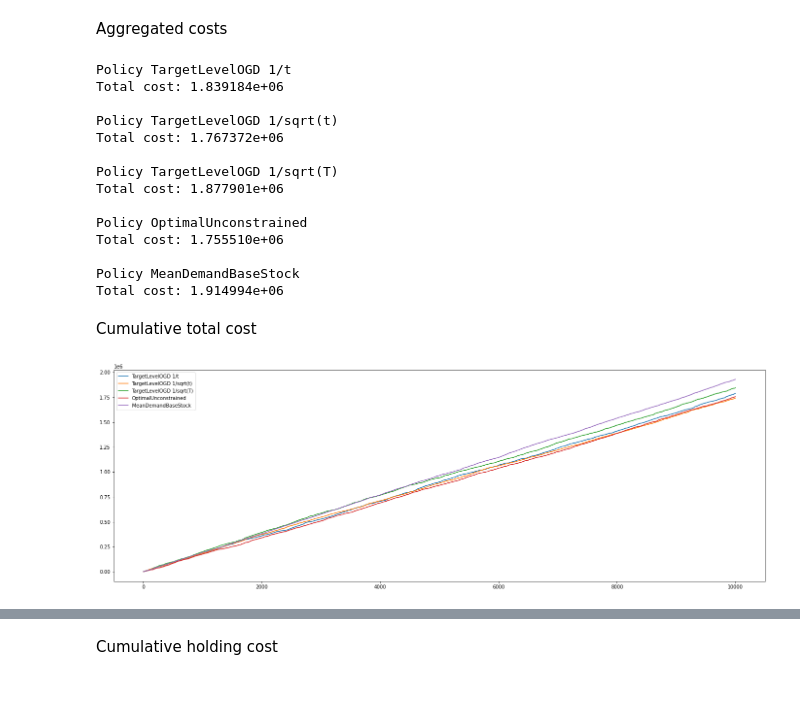
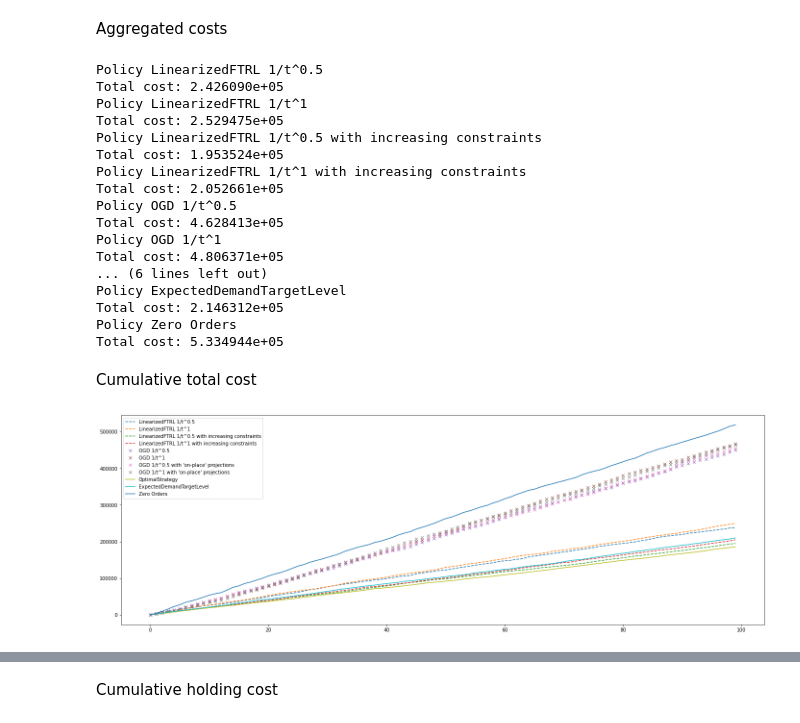
Before and after one commit to Califrais/newsvendor_tester, a Jupyter notebook: main_notebook.ipynb, the cells around one changed output, grey strips where cells are left out. Saved outputs shown, nothing was run; the diff lists cells and outputs as text; code cells hidden in the pictures; blank space fills up the shorter version.

```diff
--- a/main_notebook.ipynb
+++ b/main_notebook.ipynb
@@ -82,0 +110,28 @@ Optimal unconstrainted base-stock level: [4.84003223]
+# %%
+alphas_ = [0.5,1]
+learning_rates = [
+    lambda t : demand_upper_bound/(max(holding_costs[0],stockout_costs[0])*np.power(t,alpha))
+    for alpha in alphas_
+]
+initial_base_stock = [[0]]*len(alphas_)
+policies : List[AbstractInventoryPolicy] = [
+    TargetLevelLinearizedFTRL(initial_base_stock[i],[demand_upper_bound],learning_rates[i],cost_structure,
+        project_on_the_highest_dynamic_constraint=False, name="LinearizedFTRL 1/t^{}".format(alphas_[i]))
+    for i in range(len(alphas_))
+] + [
+    TargetLevelLinearizedFTRL(initial_base_stock[i],[demand_upper_bound],learning_rates[i],cost_structure,
+        project_on_the_highest_dynamic_constraint=True, name="LinearizedFTRL 1/t^{} with increasing constraints".format(alphas_[i]))
+    for i in range(len(alphas_))
+] + [
+    TargetLevelOGD(initial_base_stock[i],[demand_upper_bound],learning_rates[i],cost_structure,
+        iterate_on_implemented_levels=False, name="OGD 1/t^{}".format(alphas_[i]))
+    for i in range(len(alphas_))
+] + [
+    TargetLevelOGD(initial_base_stock[i],[demand_upper_bound],learning_rates[i],cost_structure,
+        iterate_on_implemented_levels=True, name="OGD 1/t^{} with 'on-place' projections".format(alphas_[i]))
+    for i in range(len(alphas_))
+] + [
+    LostSalesOptimalPolicy(purchase_costs, holding_costs, stockout_costs, discount_factor=1.0, demand_quantile_functions=[demand_rvs[k].ppf for k in range(nb_products)], name="OptimalStrategy"),
+    ConstantBaseStock([demand_rvs[k].mean() for k in range(nb_products)], name="ExpectedDemandTargetLevel"),
+    ConstantOrderQuantity(np.zeros(nb_products),name="Zero Orders")
+]
@@ -83,9 +142,9 @@ Optimal unconstrainted base-stock level: [4.84003223]
 # %%
-nb_periods = 10000
+nb_periods = 1000
 state.reset()
 cost_structure.reset()
 for policy_id in tqdm(range(len(policies))) :
-    for t in tqdm(range(1,nb_periods+1)) :
+    for t in range(1,nb_periods+1) :
         order_quantities = policies[policy_id].get_order_quantity(t,state)
         demands = next(demands_generator())
         state.step(t,order_quantities,demands)
@@ -98,36 +157,42 @@ for policy_id in tqdm(range(len(policies))) :
 Aggregated costs
 # %%
 for policy_id in range(len(policies)) :
-    print("\nPolicy {}".format(policy_names[policy_id]))
-    #print(pd.read_csv("cost_histories/costs_{}.csv".format(policy_id))[["purchase_cost","holding_cost","stockout_cost"]].sum())
+    print("Policy {}".format(policies[policy_id]))
     print("Total cost: {:e}".format(pd.read_csv("cost_histories/costs_{}.csv".format(policy_id))[["purchase_cost","holding_cost","stockout_cost"]].sum().sum()))
 # %% [output]
-Policy TargetLevelOGD 1/t
-Total cost: 1.839184e+06
-
-Policy TargetLevelOGD 1/sqrt(t)
-Total cost: 1.767372e+06
-
-Policy TargetLevelOGD 1/sqrt(T)
-Total cost: 1.877901e+06
-
-Policy OptimalUnconstrained
-Total cost: 1.755510e+06
-
-Policy MeanDemandBaseStock
-Total cost: 1.914994e+06
+Policy LinearizedFTRL 1/t^0.5
+Total cost: 2.426090e+05
+Policy LinearizedFTRL 1/t^1
+Total cost: 2.529475e+05
+Policy LinearizedFTRL 1/t^0.5 with increasing constraints
+Total cost: 1.953524e+05
+Policy LinearizedFTRL 1/t^1 with increasing constraints
+Total cost: 2.052661e+05
+Policy OGD 1/t^0.5
+Total cost: 4.628413e+05
+Policy OGD 1/t^1
+Total cost: 4.806371e+05
+... (6 lines left out)
+Policy ExpectedDemandTargetLevel
+Total cost: 2.146312e+05
+Policy Zero Orders
+Total cost: 5.334944e+05
 # %% [markdown]
 Cumulative total cost
 # %%
 plt.figure(figsize=(24,8))
 for policy_id in range(len(policies)) :
-    plt.plot(
-        pd.read_csv("cost_histories/costs_{}.csv".format(policy_id)).groupby("period").sum().sum(axis=1).cumsum(),label=policy_names[policy_id]
-    )
+    array = np.array(pd.read_csv("cost_histories/costs_{}.csv".format(policy_id)).groupby("period").sum().sum(axis=1).cumsum())[::10]
+    if(policy_id<2*len(learning_rates)) :
+        plt.plot(array,"--",label=policies[policy_id])
+    elif(policy_id>=2*len(learning_rates) and policy_id<4*len(learning_rates)) :
+        plt.plot(array,"x",label=policies[policy_id])
+    else :
+        plt.plot(array,label=policies[policy_id])
 plt.legend()
 plt.show()
 # %% [output]
-[figure, old version]
+[figure, new version]
 # %%
 plt.figure(figsize=(24,8))
 for policy_id in range(len(policies)) :
```
Also changed, not shown: parts of 13 cells of this notebook, 27 other files.
